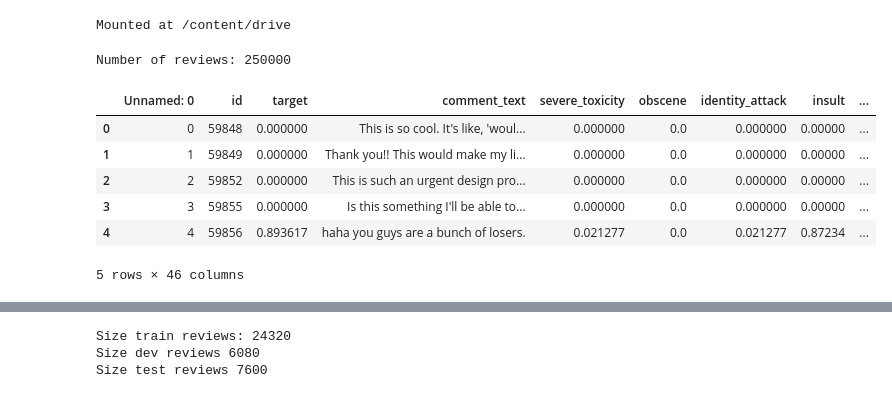
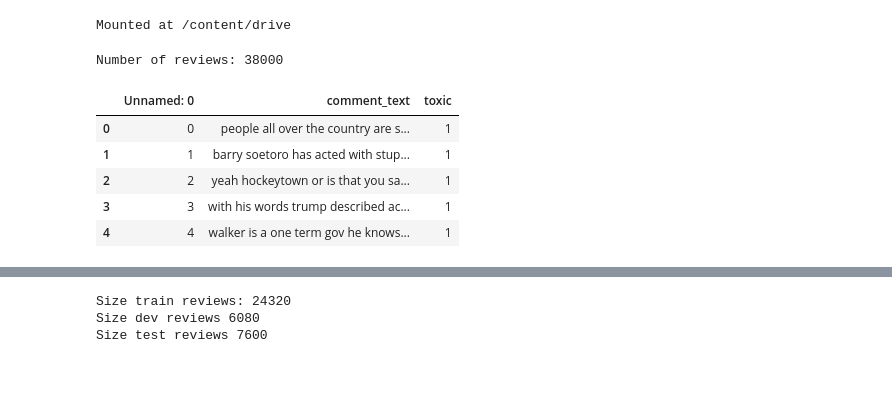
Before and after one commit to sreraku/NLP, a Jupyter notebook: code/207_bert_classifier.ipynb, the cells around one changed output, grey strips where cells are left out. Cells and saved outputs as stored; diff of their text form; code cells hidden in the pictures.

```diff
--- a/code/207_bert_classifier.ipynb
+++ b/code/207_bert_classifier.ipynb
@@ -127,17 +121,15 @@ drive.mount('/content/drive')
 # %% [output]
 Mounted at /content/drive
 # %%
-df_init = pd.read_csv('/content/drive/My Drive/Colab Notebooks/train_250k.csv', nrows=250000)
-print('Number of reviews:', df_init.shape[0])
+df = pd.read_csv('/content/drive/My Drive/Colab Notebooks/w266project/train.csv')
+print('Number of reviews:', df.shape[0])
 #print('Unique rating values:', np.sort(df_init.rating.unique()))
-df_init.head()
-#df_init.to_csv('../data/train_250k.csv')
+df.head()
 # %% [output]
-Number of reviews: 250000
+Number of reviews: 38000
-|  | Unnamed: 0 | id | target | comment_text | severe_toxicity | obscene | identity_attack | insult | ... |
-| 0 | 0 | 59848 | 0.000000 | This is so cool. It's like, 'woul... | 0.000000 | 0.0 | 0.000000 | 0.00000 | ... |
-| 1 | 1 | 59849 | 0.000000 | Thank you!! This would make my li... | 0.000000 | 0.0 | 0.000000 | 0.00000 | ... |
-| 2 | 2 | 59852 | 0.000000 | This is such an urgent design pro... | 0.000000 | 0.0 | 0.000000 | 0.00000 | ... |
-| 3 | 3 | 59855 | 0.000000 | Is this something I'll be able to... | 0.000000 | 0.0 | 0.000000 | 0.00000 | ... |
-| 4 | 4 | 59856 | 0.893617 | haha you guys are a bunch of losers. | 0.021277 | 0.0 | 0.021277 | 0.87234 | ... |
+|  | Unnamed: 0 | comment_text | toxic |
+| 0 | 0 | people all over the country are s... | 1 |
+| 1 | 1 | barry soetoro has acted with stup... | 1 |
+| 2 | 2 | yeah hockeytown or is that you sa... | 1 |
+| 3 | 3 | with his words trump described ac... | 1 |
+| 4 | 4 | walker is a one term gov he knows... | 1 |
-5 rows × 46 columns
```
Also changed, not shown: parts of 19 cells of this notebook, 1 other file.
